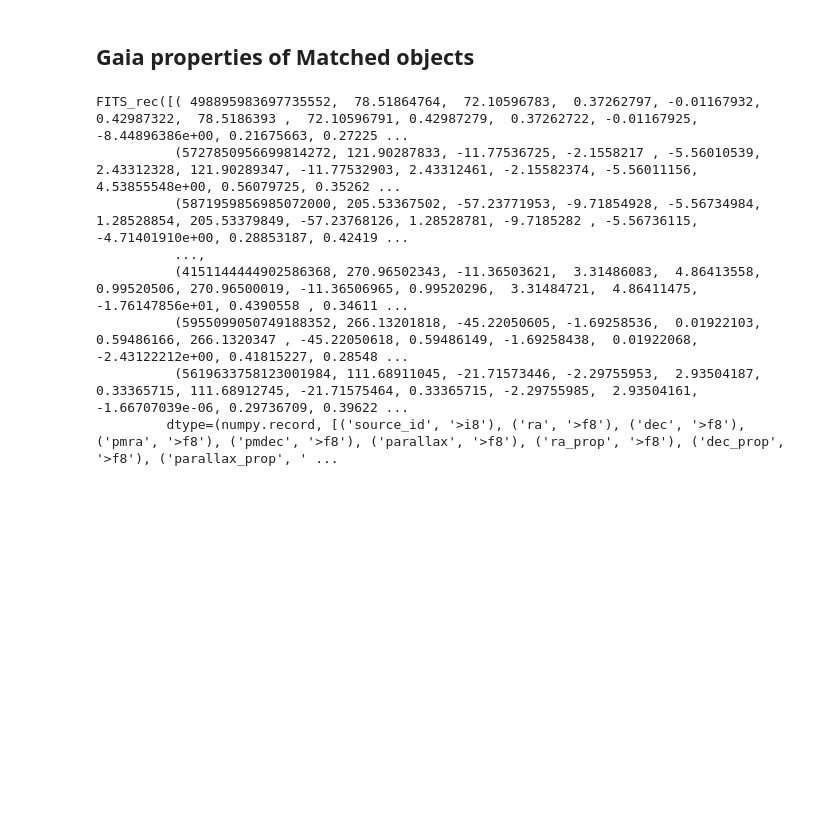
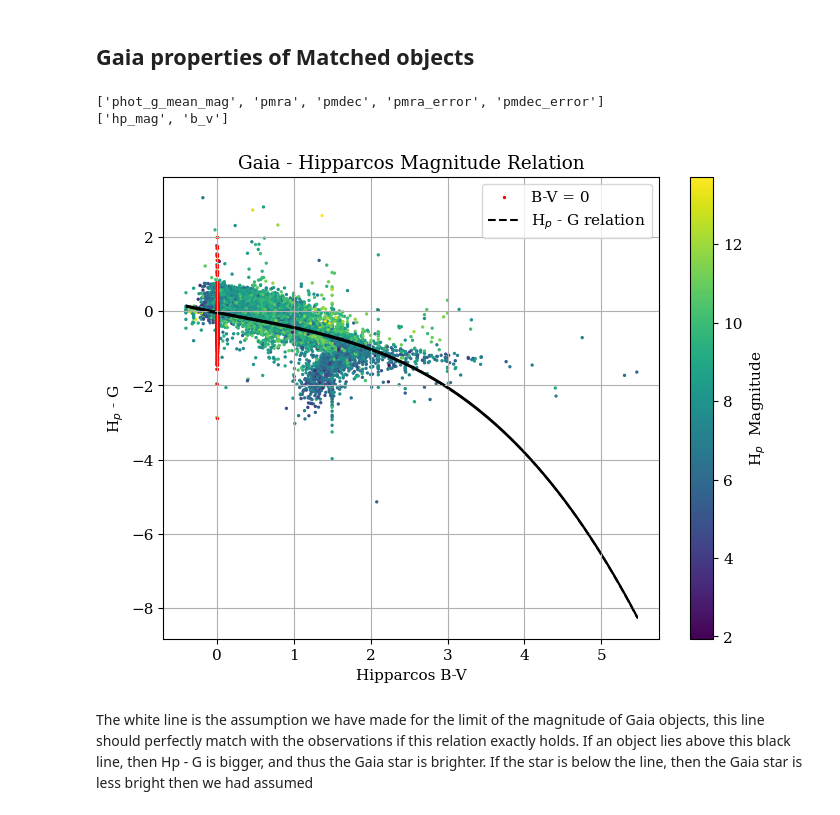
Before and after one commit to RenVit318/masterproject, a Jupyter notebook: src/notebooks/crossmatch_analysis.ipynb, the cells around one changed output. Saved outputs shown, nothing was run; the diff lists cells and outputs as text; code cells hidden in the pictures; blank space fills up the shorter version.

```diff
--- a/src/notebooks/crossmatch_analysis.ipynb
+++ b/src/notebooks/crossmatch_analysis.ipynb
@@ -22,16 +29,16 @@ xm_bright = np.load(rpath+'crossmatch_1as_best_neighbour_brightest.npy')
 xm = np.load(rpath+f'crossmatch_{radius}_best_neighbour_{method}.npy')
 # %%
 # Get Gaia data
-#extra_gdata = ['phot_g_mean_mag', 'pmra', 'pmdec', 'pmra_error', 'pmdec_error']
-#xm_all, gdata_all = query_extra_data(xm_all, extra_gdata)
-#xm_near, gdata_near = query_extra_data(xm_near, extra_gdata)
-#xm_bright, gdata_bright = query_extra_data(xm_bright, extra_gdata)
+extra_gdata = ['phot_g_mean_mag', 'pmra', 'pmdec', 'pmra_error', 'pmdec_error']
+xm_all, gdata_all = query_extra_data(xm_all, extra_gdata)
+xm_near, gdata_near = query_extra_data(xm_near, extra_gdata)
+xm_bright, gdata_bright = query_extra_data(xm_bright, extra_gdata)
 
 # Get Hipp data
-#extra_hdata = ['hp_mag', 'b_v']
-#xm_all, hdata_all = query_extra_data(xm_all, extra_hdata)
-#xm_near, hdata_all = query_extra_data(xm_near, extra_hdata)
-#xm_bright, hdata_all = query_extra_data(xm_bright, extra_hdata)
+extra_hdata = ['hp_mag', 'b_v']
+xm_all, hdata_all = query_extra_data(xm_all, extra_hdata, cat='hipp')
+xm_near, hdata_near = query_extra_data(xm_near, extra_hdata, cat='hipp')
+xm_bright, hdata_bright = query_extra_data(xm_bright, extra_hdata, cat='hipp')
 # %% [output]
 INFO: Login to gaia TAP server [astroquery.gaia.core]
 OK
@@ -141,11 +137,35 @@ gaia_matched = np.array(gaia_matched)
-# %%
-fig, ax = plt.subplots(1,1, figsize=(6,6))
-# %% [output]
-FITS_rec([( 498895983697735552,  78.51864764,  72.10596783,  0.37262797, -0.01167932, 0.42987322,  78.5186393 ,  72.10596791, 0.42987279,  0.37262722, -0.01167925, -8.44896386e+00, 0.21675663, 0.27225 ...
-          (5727850956699814272, 121.90287833, -11.77536725, -2.1558217 , -5.56010539, 2.43312328, 121.90289347, -11.77532903, 2.43312461, -2.15582374, -5.56011156,  4.53855548e+00, 0.56079725, 0.35262 ...
-          (5871959856985072000, 205.53367502, -57.23771953, -9.71854928, -5.56734984, 1.28528854, 205.53379849, -57.23768126, 1.28528781, -9.7185282 , -5.56736115, -4.71401910e+00, 0.28853187, 0.42419 ...
-          ...,
-          (4151144444902586368, 270.96502343, -11.36503621,  3.31486083,  4.86413558, 0.99520506, 270.96500019, -11.36506965, 0.99520296,  3.31484721,  4.86411475, -1.76147856e+01, 0.4390558 , 0.34611 ...
-          (5955099050749188352, 266.13201818, -45.22050605, -1.69258536,  0.01922103, 0.59486166, 266.1320347 , -45.22050618, 0.59486149, -1.69258438,  0.01922068, -2.43122212e+00, 0.41815227, 0.28548 ...
-          (5619633758123001984, 111.68911045, -21.71573446, -2.29755953,  2.93504187, 0.33365715, 111.68912745, -21.71575464, 0.33365715, -2.29755985,  2.93504161, -1.66707039e-06, 0.29736709, 0.39622 ...
-         dtype=(numpy.record, [('source_id', '>i8'), ('ra', '>f8'), ('dec', '>f8'), ('pmra', '>f8'), ('pmdec', '>f8'), ('parallax', '>f8'), ('ra_prop', '>f8'), ('dec_prop', '>f8'), ('parallax_prop', ' ...
+# %%
+print(extra_gdata)
+print(extra_hdata)
+hipp_bv = hdata_near[:,1]
+hp_mag = hdata_near[:,0]
+gaia_g = gdata_near[:,0]
+# %% [output]
+['phot_g_mean_mag', 'pmra', 'pmdec', 'pmra_error', 'pmdec_error']
+['hp_mag', 'b_v']
+# %%
+# G - Hp relation reported on the gaia archive doccs
+x = np.linspace(np.min(hipp_bv), np.max(hipp_bv), 1000)
+y = -0.02392 - 0.4069*x + 0.04569*(x**2) - 0.0452*(x**3)
+sigma = 0.02417
+
+fig, ax = plt.subplots(1,1, figsize=(8, 6))
+bv0_mask = np.where(hipp_bv==0.)
+
+scatter = ax.scatter(hipp_bv, gaia_g-hp_mag, s=2, c=gaia_g)
+ax.scatter(hipp_bv[bv0_mask], (gaia_g-hp_mag)[bv0_mask], s=2, c='red', label='B-V = 0')
+ax.plot(x,y,c='black',ls='--', label=f"H$_p$ - G relation")
+ax.fill_between(x,y-sigma,y+sigma, color='black')
+cb = plt.colorbar(scatter)
+cb.set_label(f"H$_p$  Magnitude")
+
+ax.set_ylabel(f"H$_p$ - G")
+ax.set_xlabel("Hipparcos B-V")
+ax.set_title("Gaia - Hipparcos Magnitude Relation")
+
+plt.legend()
+plt.show()
+# %% [output]
+[figure, added]
+# %% [markdown]
+The white line is the assumption we have made for the limit of the magnitude of Gaia objects, this line should perfectly match with the observations if this relation exactly holds. If an object lies above this black line, then Hp - G is bigger, and thus the Gaia star is brighter. If the star is below the line, then the Gaia star is less bright then we had assumed
```
Also changed, not shown: parts of 14 cells of this notebook, 3 other files.
